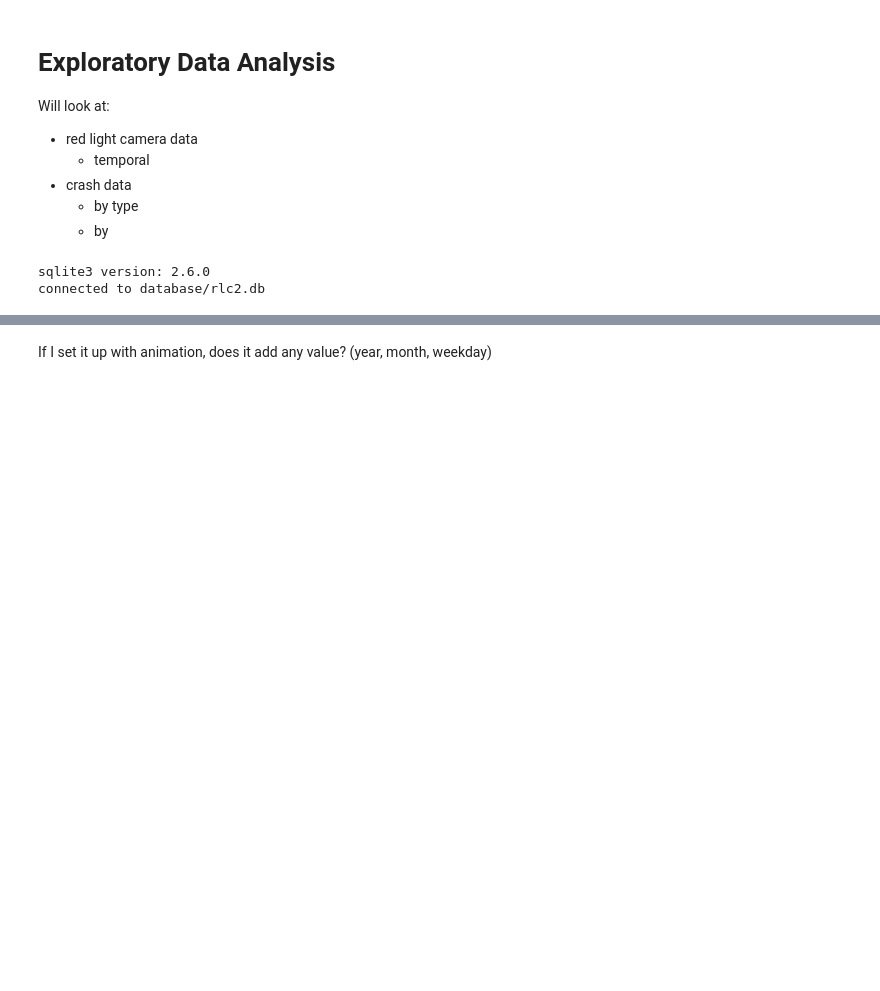
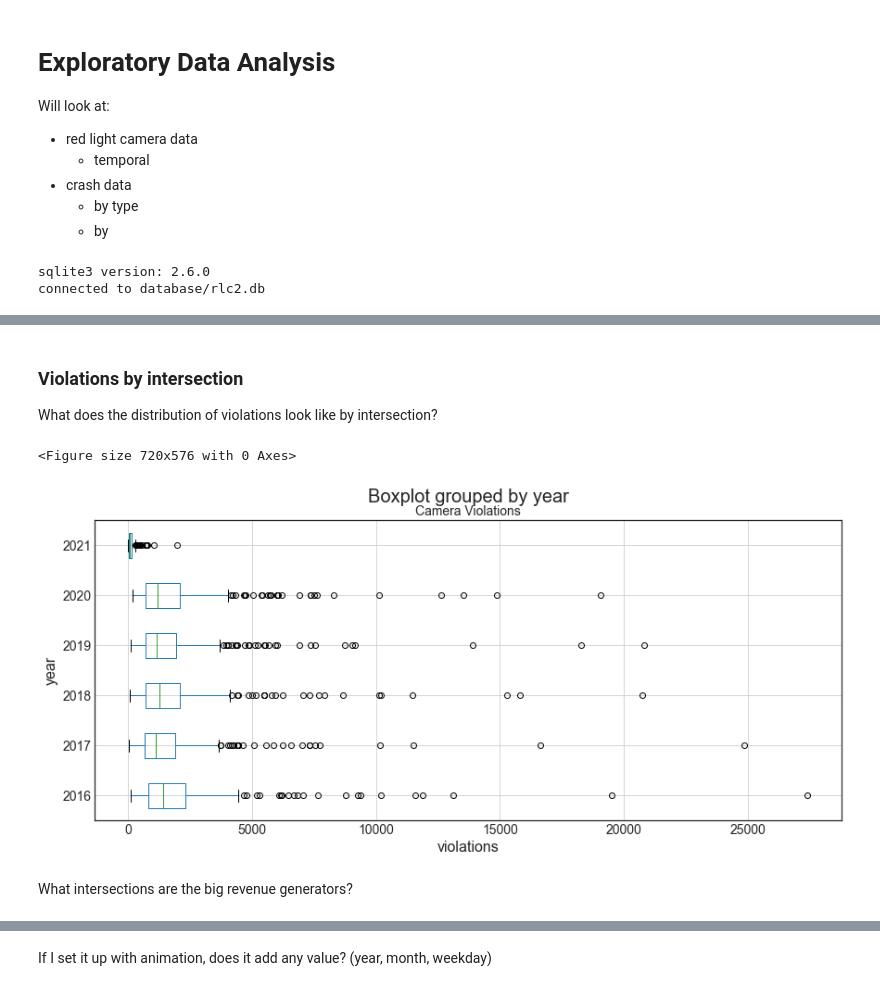
Before and after one commit to sciencelee/chicago-red-light-cameras, a Jupyter notebook: 02-eda.ipynb, the cells around one changed output, grey strips where cells are left out. Saved outputs shown, nothing was run; the diff lists cells and outputs as text; code cells hidden in the pictures; blank space fills up the shorter version.

```diff
--- a/02-eda.ipynb
+++ b/02-eda.ipynb
@@ -159,3 +143,24 @@ plt.show()
+# %% [markdown]
+### Violations by intersection
+What does the distribution of violations look like by intersection?
+# %%
+# plotly is not supported with boxplot
+plt.figure(figsize=[10,8])
+#signal_df.groupby(['camera_id'])['violations'].sum().reset_index().boxplot('violations')
+#signaldf.groupby(['year', 'camera_id']).sum().reset_index().boxplot(by='year')
+
+#signal_df.groupbyboxplot(column=['SepalLength'], by='Name', ax=ax)
+ax5 = signal_df.groupby(['year', 'camera_id']).sum().reset_index()[['year', 'violations']].boxplot(by='year', vert=False, figsize=[14,6])
+plt.xlabel('violations')
+plt.ylabel('year')
+plt.title('Camera Violations')
+
+plt.show()
+# %% [output]
+<Figure size 720x576 with 0 Axes>
+[figure, added]
+# %% [markdown]
+What intersections are the big revenue generators?
 # %%
 # top 10 plot
 df_top10 = signal_df.groupby(['intersection'])['violations'].sum().reset_index()
```
Also changed, not shown: parts of 19 cells of this notebook.
